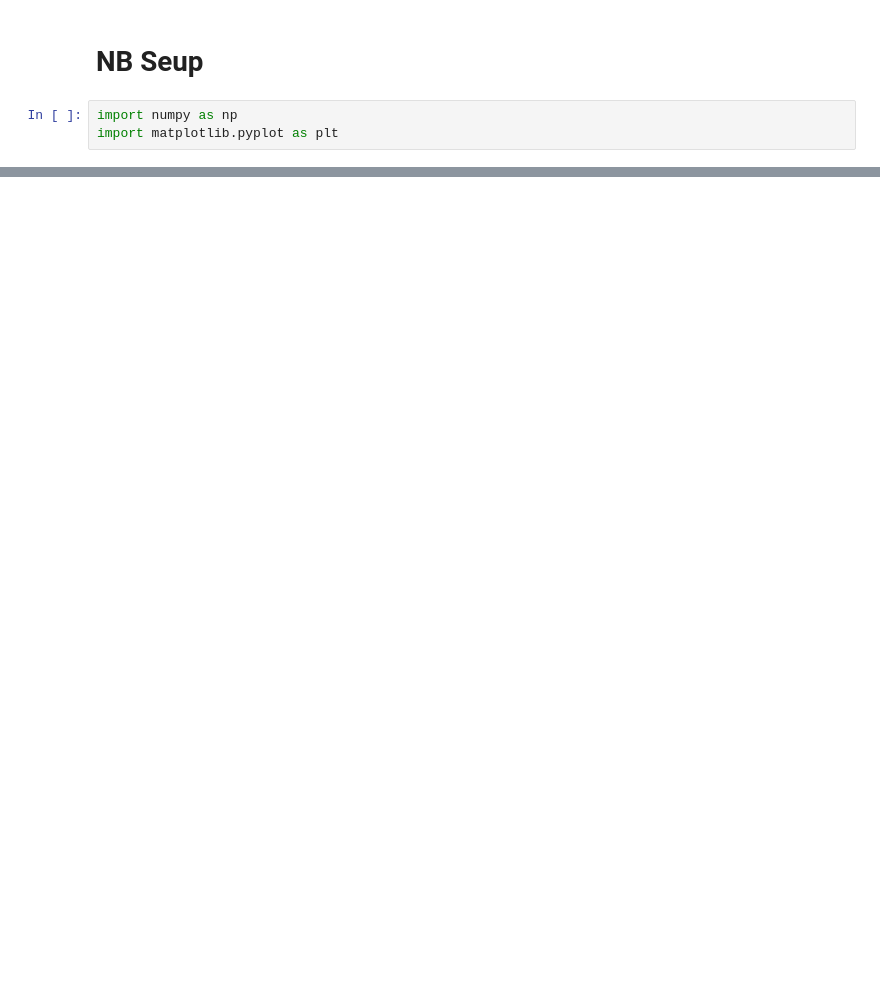
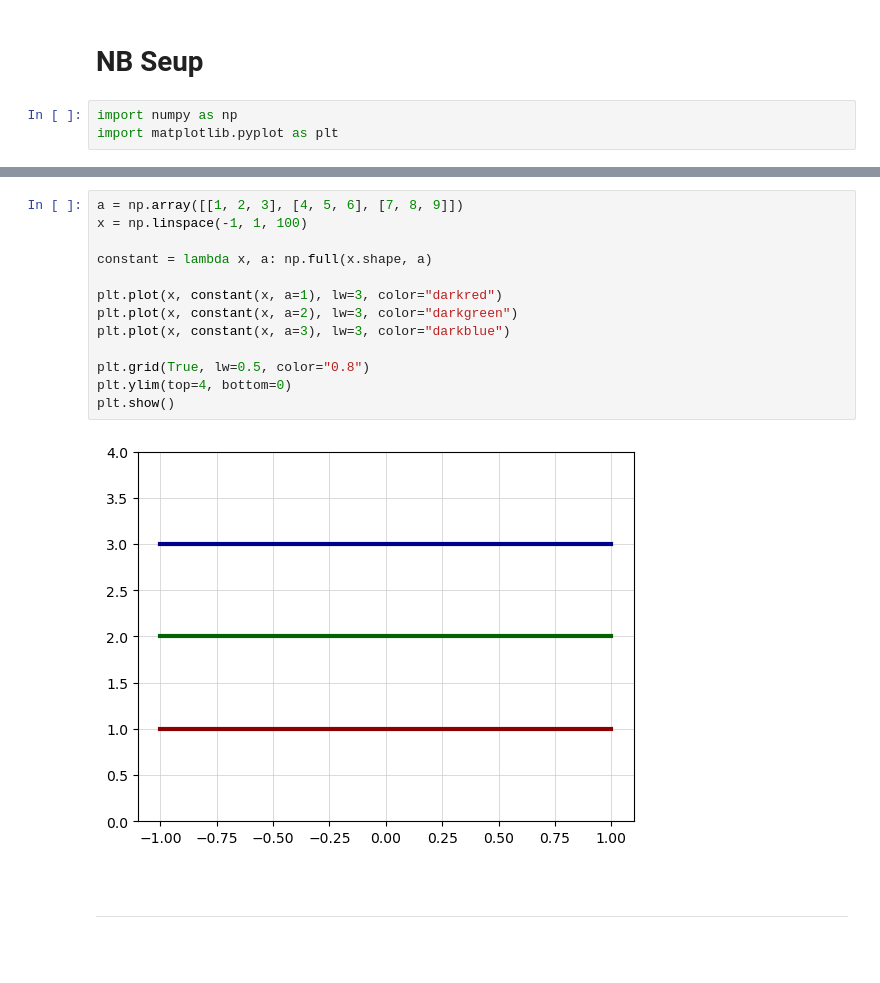
Before and after one commit to sebastianpacurar/ai-ds-projects, a Jupyter notebook: study_materials/numpy_references.ipynb, the cells around one changed output, grey strips where cells are left out. Drawn from its saved outputs; the diff is of its cells as text; blank space fills up the shorter version.

```diff
--- a/study_materials/numpy_references.ipynb
+++ b/study_materials/numpy_references.ipynb
@@ -757,0 +616,17 @@ array([[[0.94698351, 0.46303791, 0.19216279, 0.7405619 ],
+# %%
+a = np.array([[1, 2, 3], [4, 5, 6], [7, 8, 9]])
+x = np.linspace(-1, 1, 100)
+
+constant = lambda x, a: np.full(x.shape, a)
+
+plt.plot(x, constant(x, a=1), lw=3, color="darkred")
+plt.plot(x, constant(x, a=2), lw=3, color="darkgreen")
+plt.plot(x, constant(x, a=3), lw=3, color="darkblue")
+
+plt.grid(True, lw=0.5, color="0.8")
+plt.ylim(top=4, bottom=0)
+plt.show()
+# %% [output]
+[figure, added]
+# %% [markdown]
+<br><hr><br>
```
Also changed, not shown: parts of 469 cells of this notebook, 13 other files.
